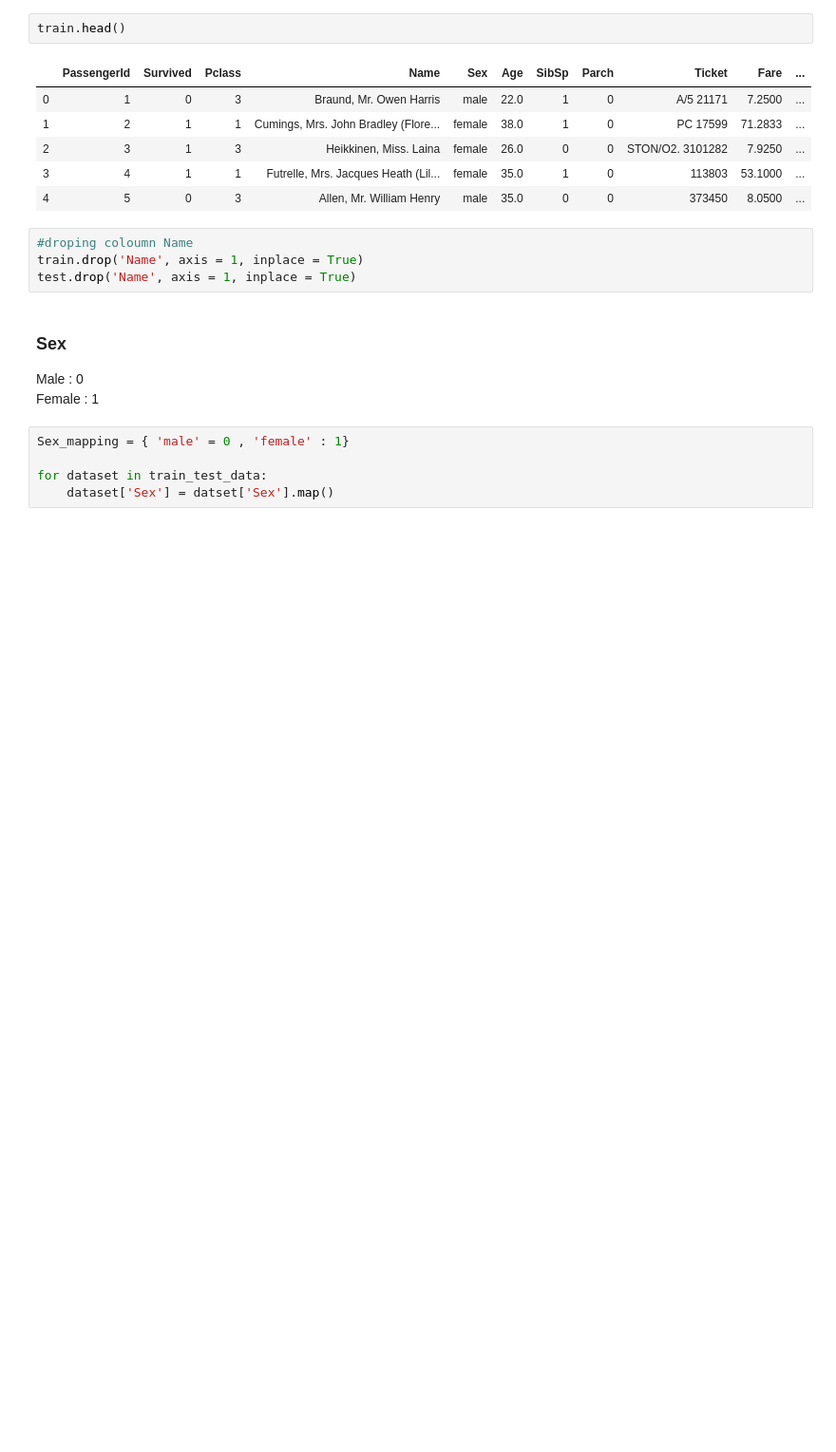
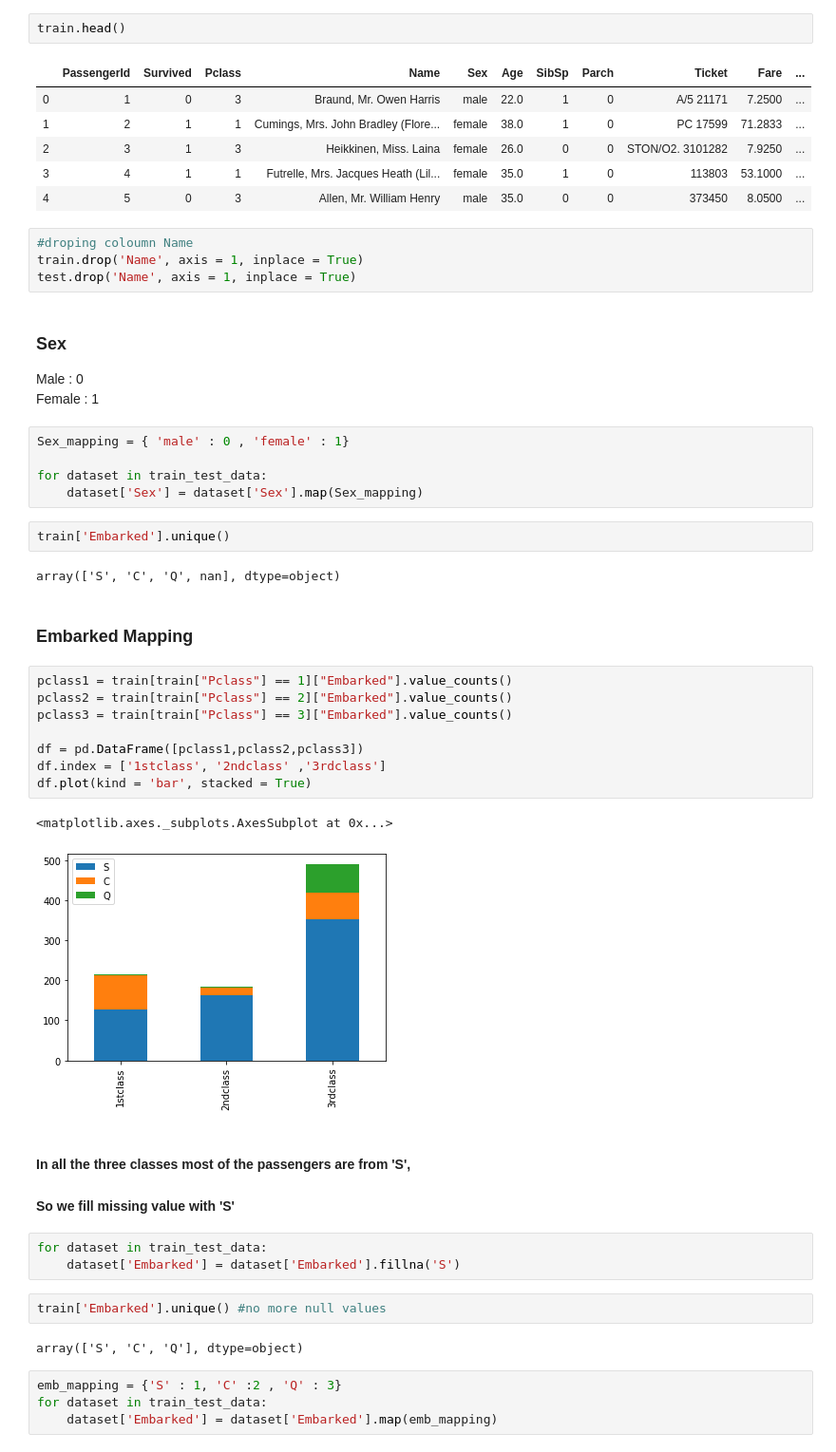
Before and after one commit to Sibin-Sibi/Titanic_ML, a Jupyter notebook: Titanic_training.ipynb, the cells around one changed output. Shown at 95% size. Cells and saved outputs as stored; diff of their text form; blank space fills up the shorter version.

```diff
--- a/Titanic_training.ipynb
+++ b/Titanic_training.ipynb
@@ -129,7 +129,38 @@ test.drop('Name', axis = 1, inplace = True)
 Male : 0
 Female : 1
 # %%
-Sex_mapping = { 'male' = 0 , 'female' : 1}
+Sex_mapping = { 'male' : 0 , 'female' : 1}
 
 for dataset in train_test_data:
-    dataset['Sex'] = datset['Sex'].map()
+    dataset['Sex'] = dataset['Sex'].map(Sex_mapping)
+# %%
+train['Embarked'].unique()
+# %% [output]
+array(['S', 'C', 'Q', nan], dtype=object)
+# %% [markdown]
+### Embarked Mapping
+# %%
+pclass1 = train[train["Pclass"] == 1]["Embarked"].value_counts()
+pclass2 = train[train["Pclass"] == 2]["Embarked"].value_counts()
+pclass3 = train[train["Pclass"] == 3]["Embarked"].value_counts()
+
+df = pd.DataFrame([pclass1,pclass2,pclass3])
+df.index = ['1stclass', '2ndclass' ,'3rdclass']
+df.plot(kind = 'bar', stacked = True)
+# %% [output]
+<matplotlib.axes._subplots.AxesSubplot at 0x...>
+[figure, added]
+# %% [markdown]
+#### In all the three classes most of the passengers are from 'S',
+#### So we fill missing value with 'S'
+# %%
+for dataset in train_test_data:
+    dataset['Embarked'] = dataset['Embarked'].fillna('S')
+# %%
+train['Embarked'].unique() #no more null values
+# %% [output]
+array(['S', 'C', 'Q'], dtype=object)
+# %%
+emb_mapping = {'S' : 1, 'C' :2 , 'Q' : 3}
+for dataset in train_test_data:
+    dataset['Embarked'] = dataset['Embarked'].map(emb_mapping)
```
Also changed, not shown: parts of 5 cells of this notebook.
